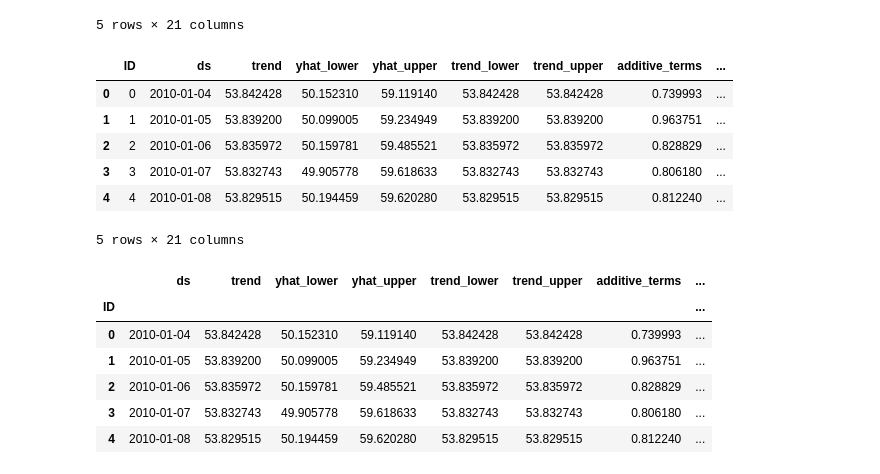
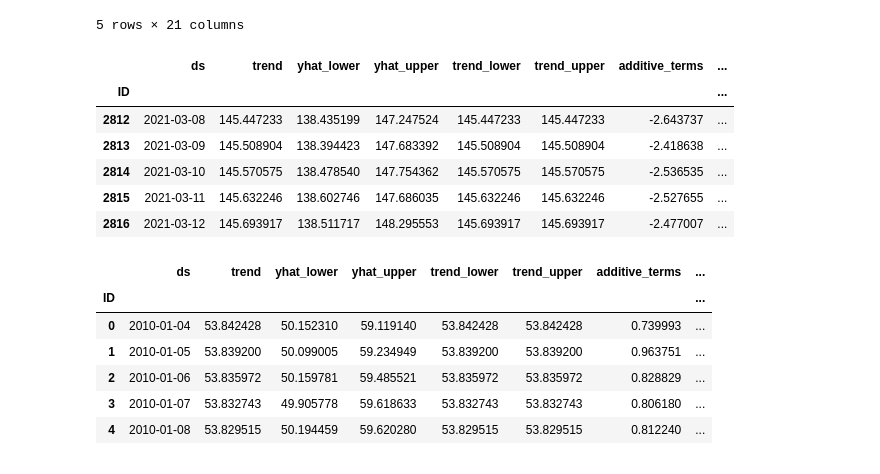
Before and after one commit to beckyydo/retail-machine-learning, a Jupyter notebook: WMT Stock Predictions using FB Prophet.ipynb, the cells around one changed output. Saved outputs shown, nothing was run; the diff lists cells and outputs as text; code cells hidden in the pictures.

```diff
--- a/WMT Stock Predictions using FB Prophet.ipynb
+++ b/WMT Stock Predictions using FB Prophet.ipynb
@@ -407,15 +407,15 @@ predictions_complete.head()
 5 rows × 21 columns
 # %%
 predictions_complete = predictions_complete.rename(columns={'ID_x':'ID'})
-predictions_complete.head()
+predictions_complete.tail()
 # %% [output]
-|  | ID | ds | trend | yhat_lower | yhat_upper | trend_lower | trend_upper | additive_terms | ... |
-| 0 | 0 | 2010-01-04 | 53.842428 | 50.152310 | 59.119140 | 53.842428 | 53.842428 | 0.739993 | ... |
-| 1 | 1 | 2010-01-05 | 53.839200 | 50.099005 | 59.234949 | 53.839200 | 53.839200 | 0.963751 | ... |
-| 2 | 2 | 2010-01-06 | 53.835972 | 50.159781 | 59.485521 | 53.835972 | 53.835972 | 0.828829 | ... |
-| 3 | 3 | 2010-01-07 | 53.832743 | 49.905778 | 59.618633 | 53.832743 | 53.832743 | 0.806180 | ... |
-| 4 | 4 | 2010-01-08 | 53.829515 | 50.194459 | 59.620280 | 53.829515 | 53.829515 | 0.812240 | ... |
+|  | ds | trend | yhat_lower | yhat_upper | trend_lower | trend_upper | additive_terms | ... |
+| ID |  |  |  |  |  |  |  | ... |
+| 2812 | 2021-03-08 | 145.447233 | 138.435199 | 147.247524 | 145.447233 | 145.447233 | -2.643737 | ... |
+| 2813 | 2021-03-09 | 145.508904 | 138.394423 | 147.683392 | 145.508904 | 145.508904 | -2.418638 | ... |
+| 2814 | 2021-03-10 | 145.570575 | 138.478540 | 147.754362 | 145.570575 | 145.570575 | -2.536535 | ... |
+| 2815 | 2021-03-11 | 145.632246 | 138.602746 | 147.686035 | 145.632246 | 145.632246 | -2.527655 | ... |
+| 2816 | 2021-03-12 | 145.693917 | 138.511717 | 148.295553 | 145.693917 | 145.693917 | -2.477007 | ... |
-5 rows × 21 columns
 # %%
 predictions_complete = predictions_complete.set_index('ID')
 predictions_complete.head()
```
Also changed, not shown: parts of 2 cells of this notebook, 3 other files.
